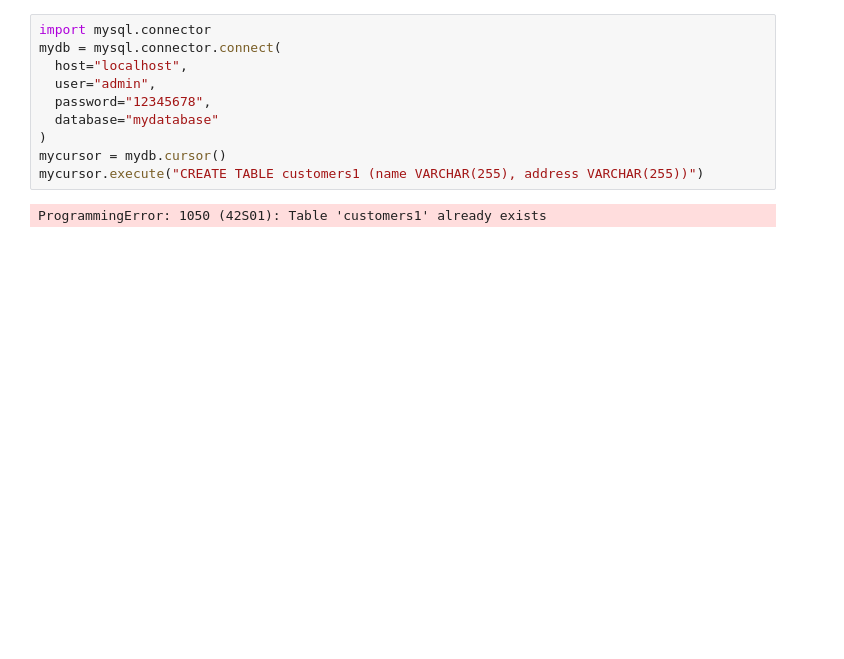
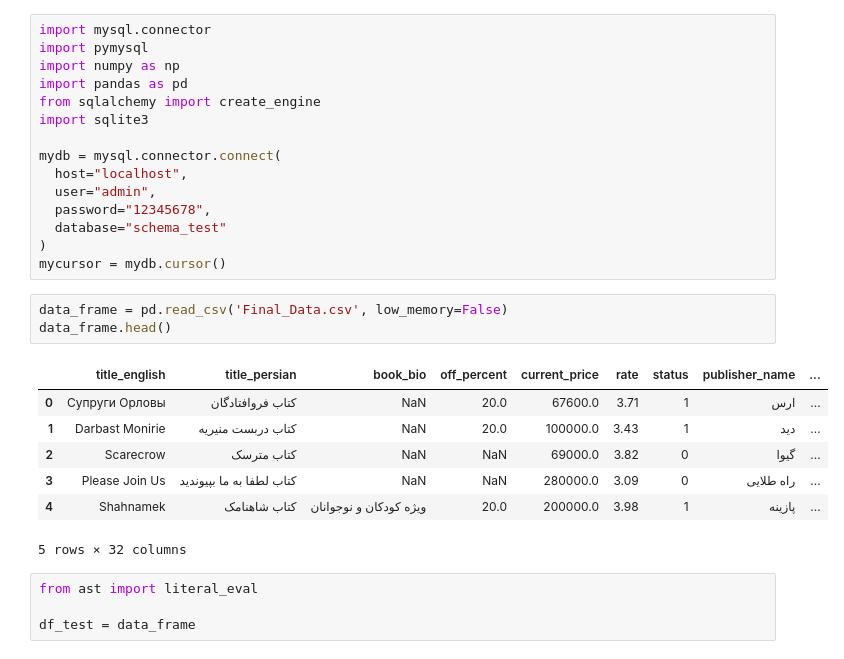
Before and after one commit to Mahdi-mghs/Book_Bank, a Jupyter notebook: database.ipynb, the cells around one changed output. Drawn from its saved outputs; the diff is of its cells as text; blank space fills up the shorter version.

```diff
--- a/database.ipynb
+++ b/database.ipynb
@@ -1,12 +1,30 @@
 # %%
 import mysql.connector
+import pymysql
+import numpy as np
+import pandas as pd
+from sqlalchemy import create_engine
+import sqlite3
+
 mydb = mysql.connector.connect(
   host="localhost",
   user="admin",
   password="12345678",
-  database="mydatabase"
+  database="schema_test"
 )
 mycursor = mydb.cursor()
-mycursor.execute("CREATE TABLE customers1 (name VARCHAR(255), address VARCHAR(255))")
-# %% [output]
-ProgrammingError: 1050 (42S01): Table 'customers1' already exists
+# %%
+data_frame = pd.read_csv('Final_Data.csv', low_memory=False)
+data_frame.head()
+# %% [output]
+|  | title_english | title_persian | book_bio | off_percent | current_price | rate | status | publisher_name | ... |
+| 0 | Супруги Орловы | کتاب فروافتادگان | NaN | 20.0 | 67600.0 | 3.71 | 1 | ارس | ... |
+| 1 | Darbast Monirie | کتاب دربست منیریه | NaN | 20.0 | 100000.0 | 3.43 | 1 | دید | ... |
+| 2 | Scarecrow | کتاب مترسک | NaN | NaN | 69000.0 | 3.82 | 0 | گیوا | ... |
+| 3 | Please Join Us | کتاب لطفا به ما بپیوندید | NaN | NaN | 280000.0 | 3.09 | 0 | راه طلایی | ... |
+| 4 | Shahnamek | کتاب شاهنامک | ویژه کودکان و نوجوانان | 20.0 | 200000.0 | 3.98 | 1 | پازینه | ... |
+5 rows × 32 columns
+# %%
+from ast import literal_eval
+
+df_test = data_frame
```
Also changed, not shown: parts of 55 cells of this notebook.
